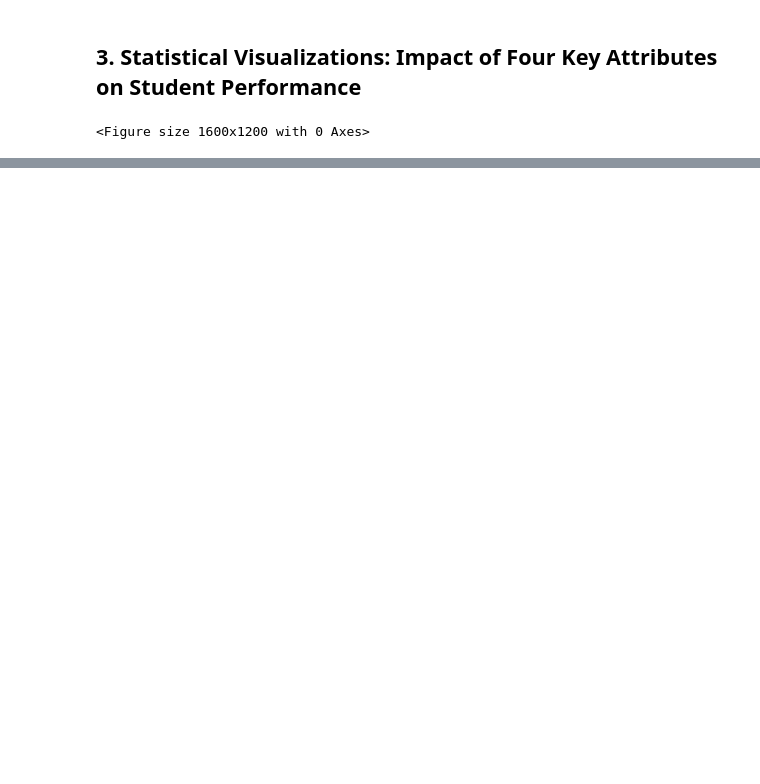
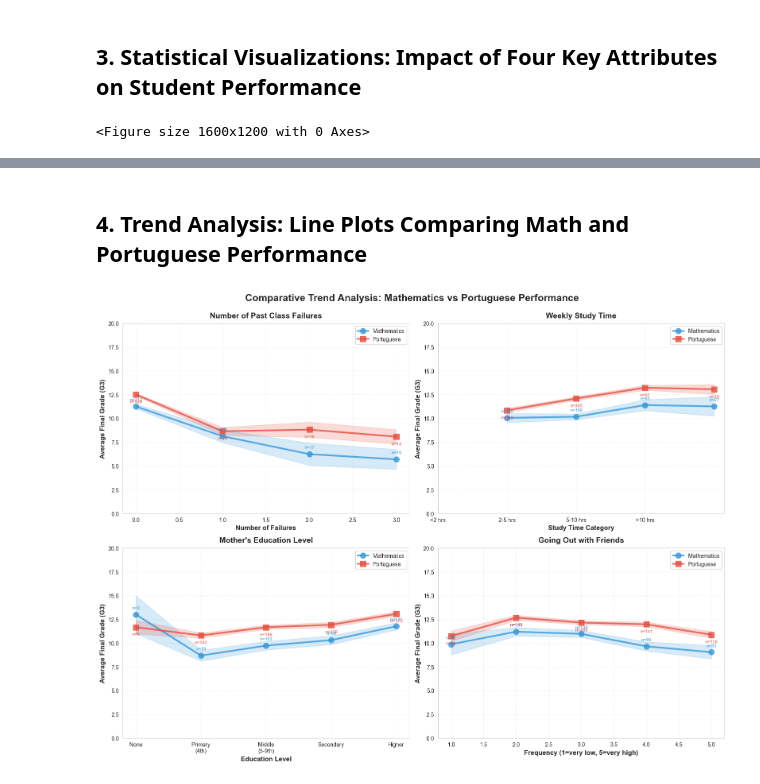
Before and after one commit to orchlonn/CS-456, a Jupyter notebook: Labs/Lab-5/Lab5.ipynb, the cells around one changed output, grey strips where cells are left out. Cells and saved outputs as stored; diff of their text form; code cells hidden in the pictures; blank space fills up the shorter version.

```diff
--- a/Labs/Lab-5/Lab5.ipynb
+++ b/Labs/Lab-5/Lab5.ipynb
@@ -297,0 +313,2 @@ By understanding which features matter most, educators and researchers can bette
+# %% [markdown]
+## 4. Trend Analysis: Line Plots Comparing Math and Portuguese Performance
@@ -297,0 +385,4 @@ By understanding which features matter most, educators and researchers can bette
+# %%
+create_line_plots_comparison(student_mat_df, student_por_df)
+# %% [output]
+[figure, added]
```
Also changed, not shown: parts of 7 cells of this notebook.
